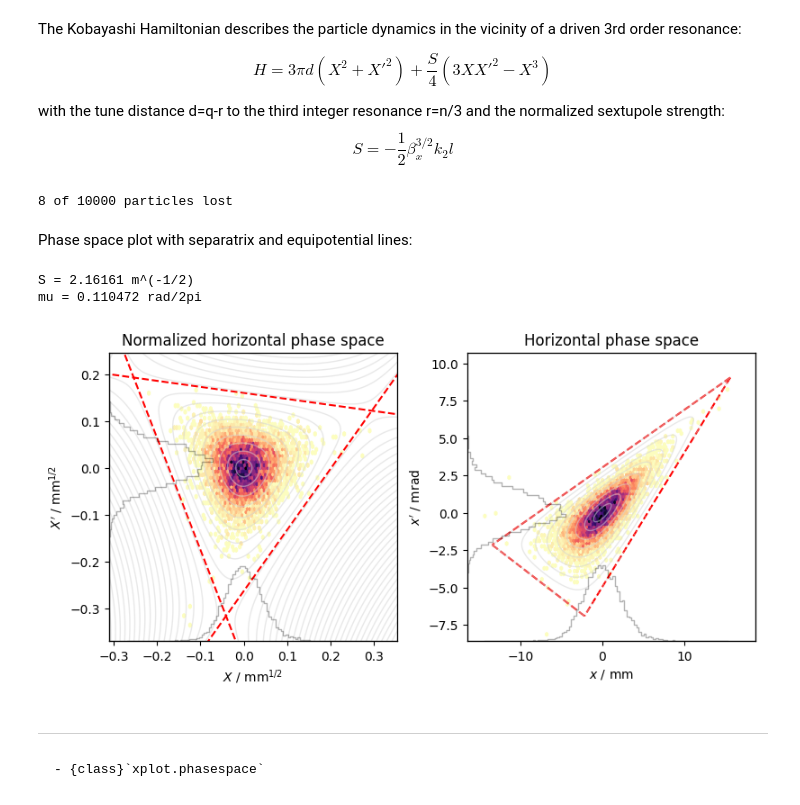
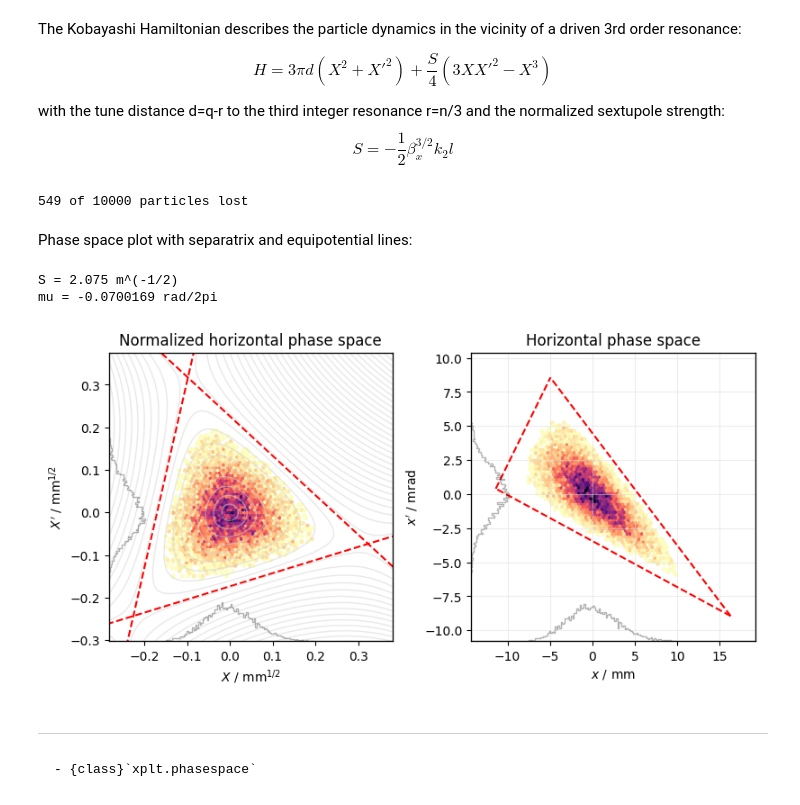
Before and after one commit to xsuite/xplt, a Jupyter notebook: examples/hamiltonians.ipynb, the cells around one changed output. Saved outputs shown, nothing was run; the diff lists cells and outputs as text; code cells hidden in the pictures.

````diff
--- a/examples/hamiltonians.ipynb
+++ b/examples/hamiltonians.ipynb
@@ -55,7 +68,7 @@ line.particle_ref = xp.Particles(mass0=xp.PROTON_MASS_EV, q0=1, p0c=1e9)
 nparticles = int(1e4)
 
 # Transverse distribution (gaussian)
-norm_emitt_x = 2e-6  # normalized 1-sigma emittance in m*rad (=beta*gamma*emitt_x)
+norm_emitt_x = 4e-6  # normalized 1-sigma emittance in m*rad (=beta*gamma*emitt_x)
 norm_emitt_y = 1e-6  # normalized 1-sigma emittance in m*rad (=beta*gamma*emitt_y)
 x, px = xp.generate_2D_gaussian(nparticles)
 y, py = xp.generate_2D_gaussian(nparticles)
@@ -80,33 +93,35 @@ particles = xp.build_particles(
 )
 # %%
 ## Track for a few turns and then stop at the sextupole
-tracker.track(particles, num_turns=500, ele_stop=3)
+tracker.track(particles, num_turns=500, ele_stop=7)
 print(f"{np.sum(particles.state <= 0)} of {len(particles.state)} particles lost")
 
 ## Determine twiss parameters for normalized phase space plots
-tw = tracker.twiss(method="4d", at_elements=[3])
+tw = tracker.twiss(method="4d", at_elements=[7])
 # %% [output]
-8 of 10000 particles lost
+549 of 10000 particles lost
 # %% [markdown]
 Phase space plot with separatrix and equipotential lines:
 # %%
-plot = xplt.PhaseSpacePlot(particles, mask=particles.state > 0, kind="X,x", twiss=tw)
+plot = xplt.PhaseSpacePlot(
+    particles, mask=particles.state > 0, kind="X,x", twiss=tw, hist_kwargs=dict(gridsize=50)
+)
 
 # determine the virtual sextupole
 S, mu = xplt.util.virtual_sextupole(tracker)
 
 print(f"S = {S:g} m^(-1/2)")
 print(f"mu = {mu:g} rad/2pi")
 
 # plot the hamiltonian
 plot.plot_hamiltonian_kobayashi(0, S=S, mu=mu, extend=5)
-plot.plot_hamiltonian_kobayashi(1, S=S, mu=mu)
+plot.plot_hamiltonian_kobayashi(1, S=S, mu=mu, equipotentials=False)
 # %% [output]
-S = 2.16161 m^(-1/2)
-mu = 0.110472 rad/2pi
+S = 2.075 m^(-1/2)
+mu = -0.0700169 rad/2pi
-[figure, old version]
+[figure, new version]
 # %% [markdown]
 -----------------
 ```{seealso}
-- {class}`xplot.phasespace`
+- {class}`xplt.phasespace`
 ```
````
Also changed, not shown: parts of 2 cells of this notebook, 3 other files.
